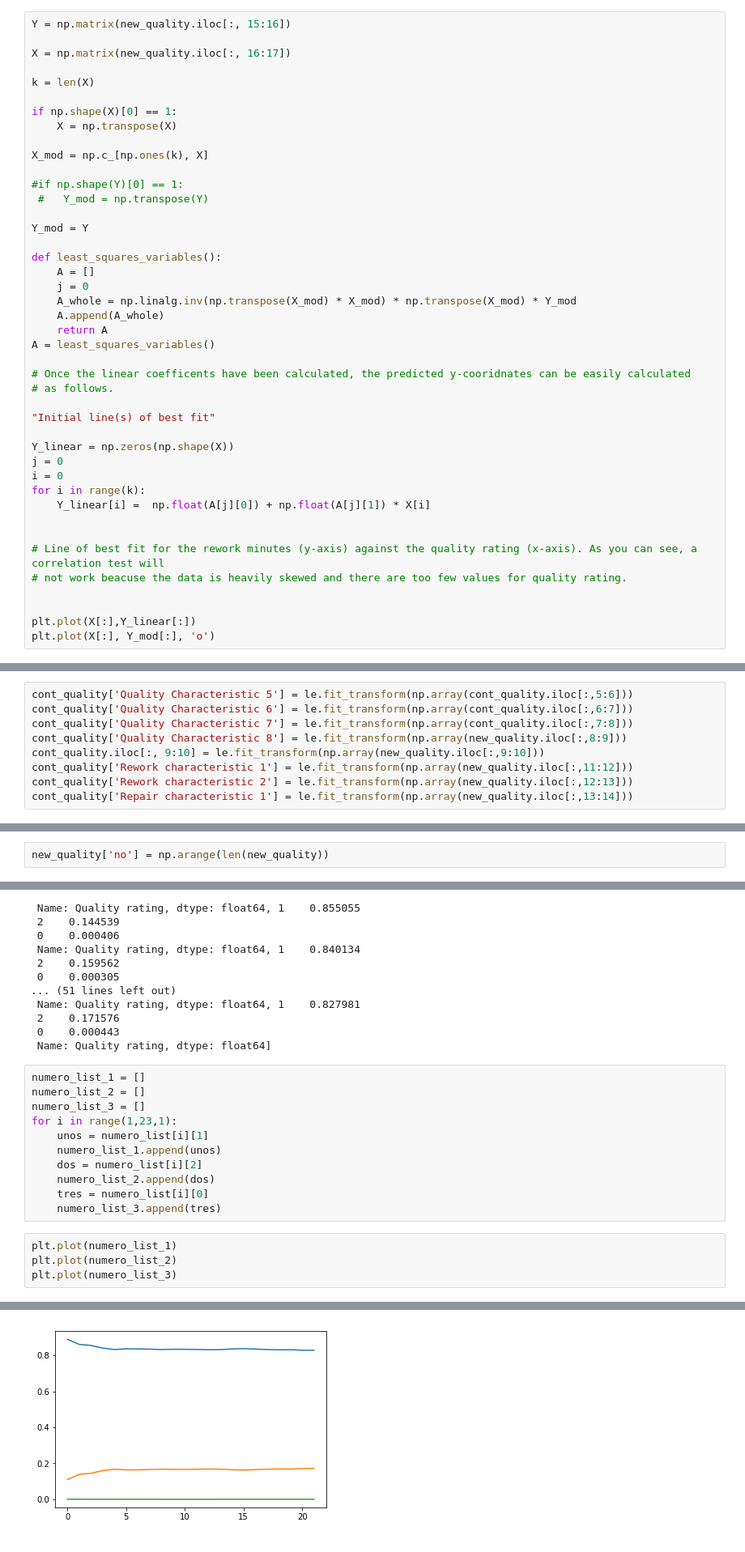
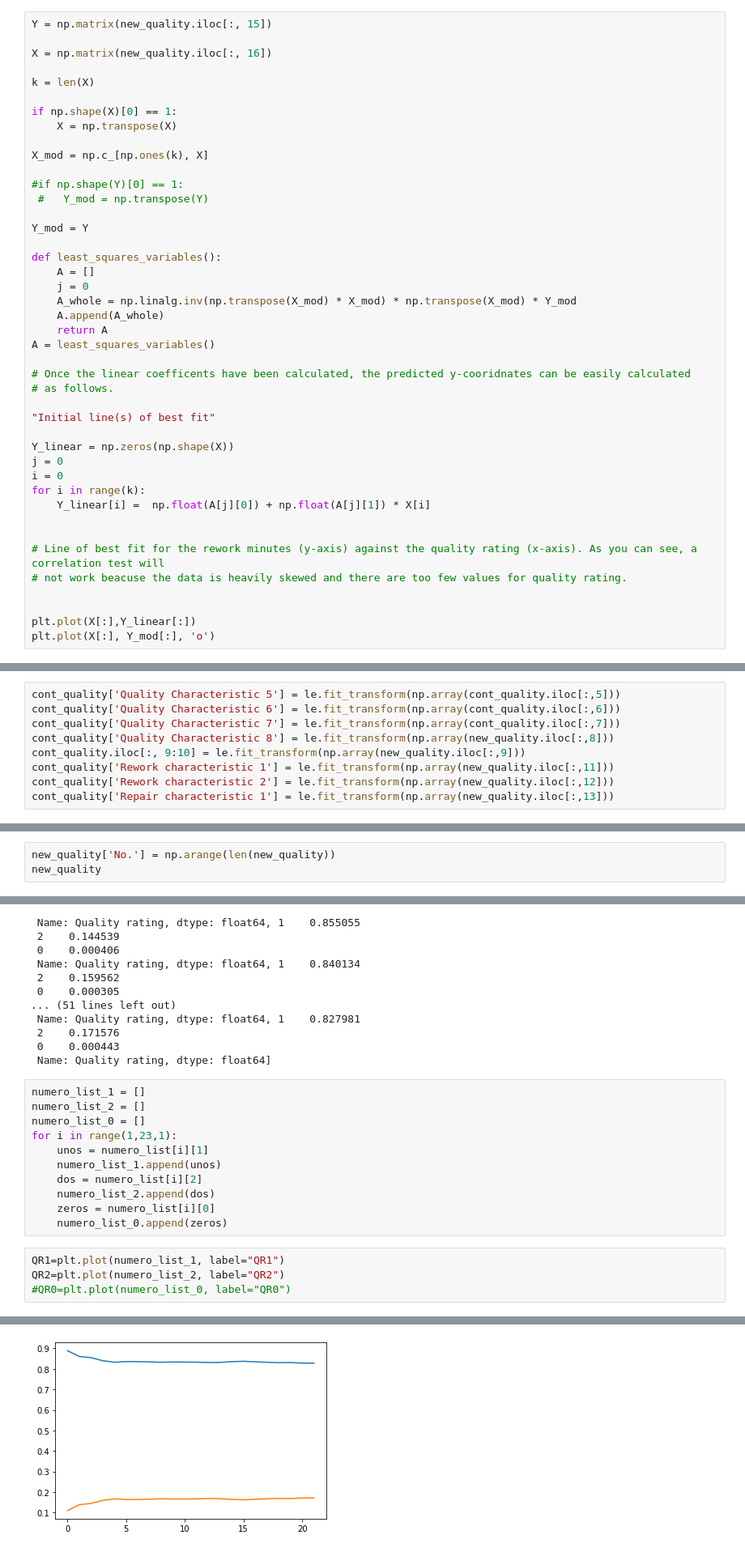
Before and after one commit to jetsaltydog/MINI_project, a Jupyter notebook: mini_data2.ipynb, the cells around one changed output, grey strips where cells are left out. Shown at 81% size. Saved outputs shown, nothing was run; the diff lists cells and outputs as text.

```diff
--- a/mini_data2.ipynb
+++ b/mini_data2.ipynb
@@ -60,7 +50,7 @@ new_quality
 # %%
-Y = np.matrix(new_quality.iloc[:, 15:16])
+Y = np.matrix(new_quality.iloc[:, 15])
 
-X = np.matrix(new_quality.iloc[:, 16:17])
+X = np.matrix(new_quality.iloc[:, 16])
 
 k = len(X)
 
@@ -235,14 +222,14 @@ le = preprocessing.LabelEncoder()
 # %%
 cont_quality = new_quality.iloc[:, 1:16]
 # %%
-cont_quality['Quality Characteristic 5'] = le.fit_transform(np.array(cont_quality.iloc[:,5:6]))
-cont_quality['Quality Characteristic 6'] = le.fit_transform(np.array(cont_quality.iloc[:,6:7]))
-cont_quality['Quality Characteristic 7'] = le.fit_transform(np.array(cont_quality.iloc[:,7:8]))
-cont_quality['Quality Characteristic 8'] = le.fit_transform(np.array(new_quality.iloc[:,8:9]))
-cont_quality.iloc[:, 9:10] = le.fit_transform(np.array(new_quality.iloc[:,9:10]))
-cont_quality['Rework characteristic 1'] = le.fit_transform(np.array(new_quality.iloc[:,11:12]))
-cont_quality['Rework characteristic 2'] = le.fit_transform(np.array(new_quality.iloc[:,12:13]))
-cont_quality['Repair characteristic 1'] = le.fit_transform(np.array(new_quality.iloc[:,13:14]))
+cont_quality['Quality Characteristic 5'] = le.fit_transform(np.array(cont_quality.iloc[:,5]))
+cont_quality['Quality Characteristic 6'] = le.fit_transform(np.array(cont_quality.iloc[:,6]))
+cont_quality['Quality Characteristic 7'] = le.fit_transform(np.array(cont_quality.iloc[:,7]))
+cont_quality['Quality Characteristic 8'] = le.fit_transform(np.array(new_quality.iloc[:,8]))
+cont_quality.iloc[:, 9:10] = le.fit_transform(np.array(new_quality.iloc[:,9]))
+cont_quality['Rework characteristic 1'] = le.fit_transform(np.array(new_quality.iloc[:,11]))
+cont_quality['Rework characteristic 2'] = le.fit_transform(np.array(new_quality.iloc[:,12]))
+cont_quality['Repair characteristic 1'] = le.fit_transform(np.array(new_quality.iloc[:,13]))
 # %%
 cont_quality
 # %% [output]
@@ -369,2 +406,3 @@ track_info
 # %%
-new_quality['no'] = np.arange(len(new_quality))
+new_quality['No.'] = np.arange(len(new_quality))
+new_quality
@@ -425,16 +455,16 @@ numero_list
 # %%
 numero_list_1 = []
 numero_list_2 = []
-numero_list_3 = []
+numero_list_0 = []
 for i in range(1,23,1):
     unos = numero_list[i][1]
     numero_list_1.append(unos)
     dos = numero_list[i][2]
     numero_list_2.append(dos)
-    tres = numero_list[i][0]
-    numero_list_3.append(tres)
+    zeros = numero_list[i][0]
+    numero_list_0.append(zeros)
 # %%
-plt.plot(numero_list_1)
-plt.plot(numero_list_2)
-plt.plot(numero_list_3)
+QR1=plt.plot(numero_list_1, label="QR1")
+QR2=plt.plot(numero_list_2, label="QR2")
+#QR0=plt.plot(numero_list_0, label="QR0")
 # %% [output]
@@ -442 +471 @@ plt.plot(numero_list_3)
-[figure, old version]
+[figure, new version]
```
Also changed, not shown: parts of 30 cells of this notebook.
